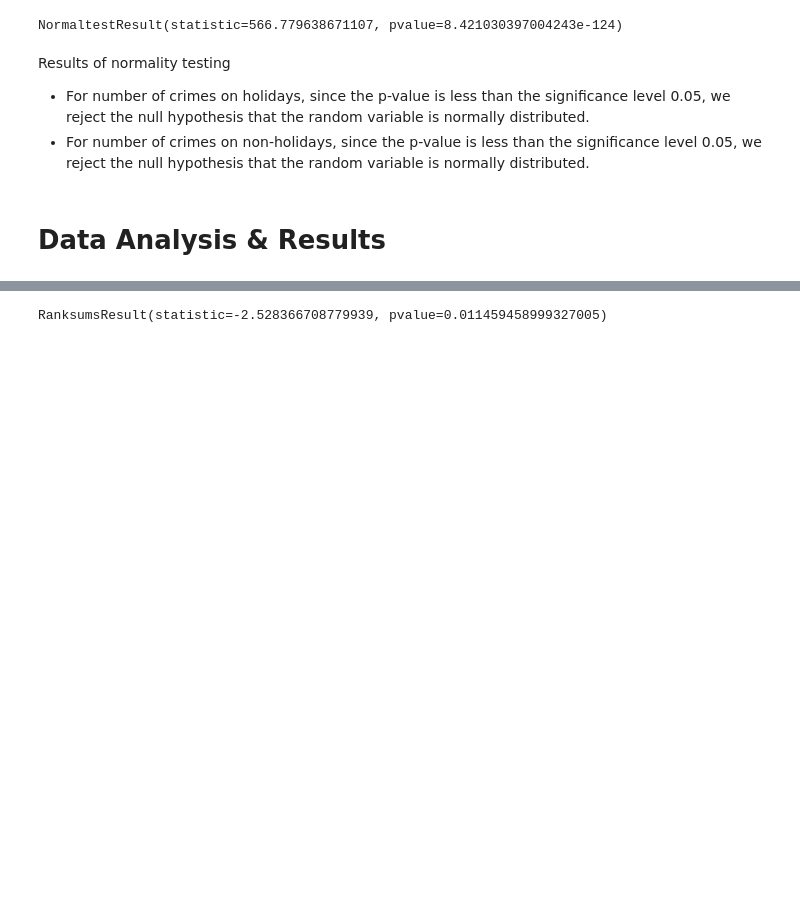
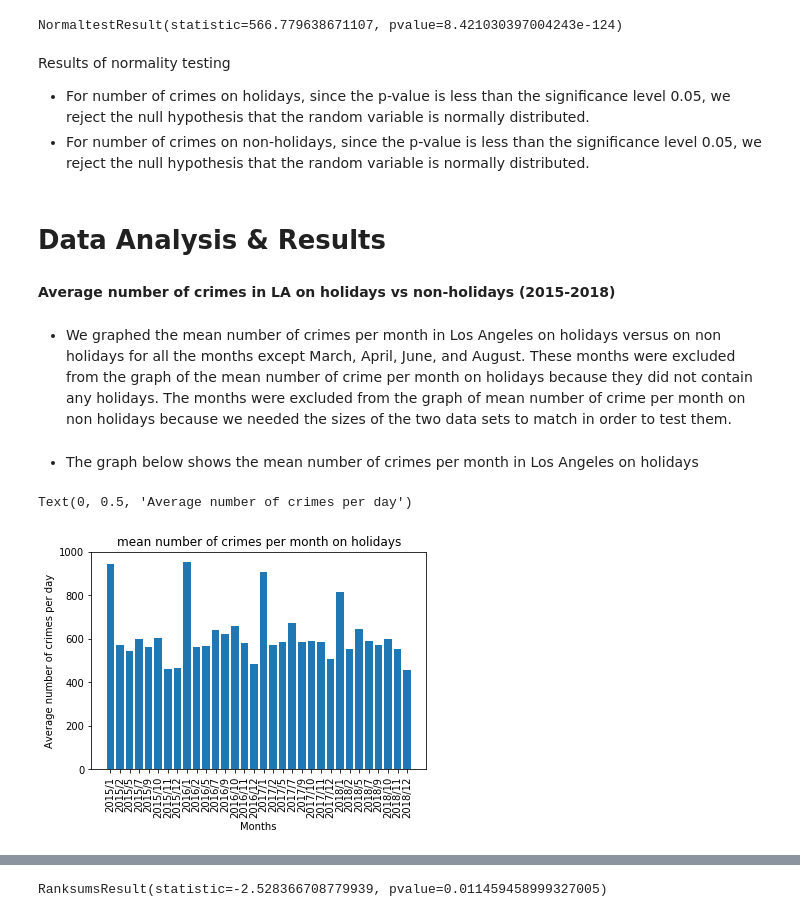
Before and after one commit to r3qin/COGS108FinalProject, a Jupyter notebook: FinalProject.ipynb, the cells around one changed output, grey strips where cells are left out. Saved outputs shown, nothing was run; the diff lists cells and outputs as text; code cells hidden in the pictures; blank space fills up the shorter version.

```diff
--- a/FinalProject.ipynb
+++ b/FinalProject.ipynb
@@ -82,0 +86,5 @@ df = pd.read_csv("Crime_Data_from_2010_to_Present.csv")
+# %%
+df.drop(columns=['Area ID', 'MO Codes', 'Victim Age', 'Victim Sex', 'Victim Descent', 'Premise Code',
+                 'Premise Description', 'Weapon Used Code', 'Weapon Description', 'Status Code',
+                 'Status Description', 'Crime Code 1', 'Crime Code 2', 'Crime Code 3', 'Crime Code 4',
+                 'Address', 'Cross Street'], inplace=True)
@@ -106,0 +129,13 @@ df["is_holiday"] = df["Date Occurred"].isin(holidays)
+# %%
+num_crime_holiday_2 = df.groupby(["Year", "Month"]).sum().is_holiday.reset_index()
+num_crime_holiday_2["time"] = num_crime_holiday_2["Year"].apply(str) +"/" + num_crime_holiday_2["Month"].apply(str)
+mean_num_crime_holiday = []
+for i in range(num_crime_holiday_2.shape[0]):
+    if num_holidays[num_crime_holiday_2["Month"][i]-1] != 0:
+        a = num_crime_holiday_2["is_holiday"][i]
+        b = num_holidays[num_crime_holiday_2["Month"][i]-1]
+        mean_num_crime_holiday.append(a/b)
+    else:
+        mean_num_crime_holiday.append(0)
+num_crime_holiday_2["Average"] = mean_num_crime_holiday
+num_crime_holiday_2 = num_crime_holiday_2[num_crime_holiday_2["is_holiday"] != 0]
@@ -159,3 +210,18 @@ Results of normality testing
 - For number of crimes on non-holidays, since the p-value is less than the significance level 0.05, we reject the null hypothesis that the random variable is normally distributed.
 # %% [markdown]
 # Data Analysis & Results
+# %% [markdown]
+**Average number of crimes in LA on holidays vs non-holidays (2015-2018)**
+# %% [markdown]
+- We graphed the mean number of crimes per month in Los Angeles on holidays versus on non holidays for all the months except March, April, June, and August. These months were excluded from the graph of the mean number of crime per month on holidays because they did not contain any holidays. The months were excluded from the graph of mean number of crime per month on non holidays because we needed the sizes of the two data sets to match in order to test them.
+# %% [markdown]
+- The graph below shows the mean number of crimes per month in Los Angeles on holidays
+# %%
+plt.bar(num_crime_holiday_2["time"], num_crime_holiday_2["Average"])
+plt.title("mean number of crimes per month on holidays")
+locs = plt.xticks(rotation=90)
+plt.xlabel("Months")
+plt.ylabel("Average number of crimes per day")
+# %% [output]
+Text(0, 0.5, 'Average number of crimes per day')
+[figure, added]
```
Also changed, not shown: parts of 38 cells of this notebook.
